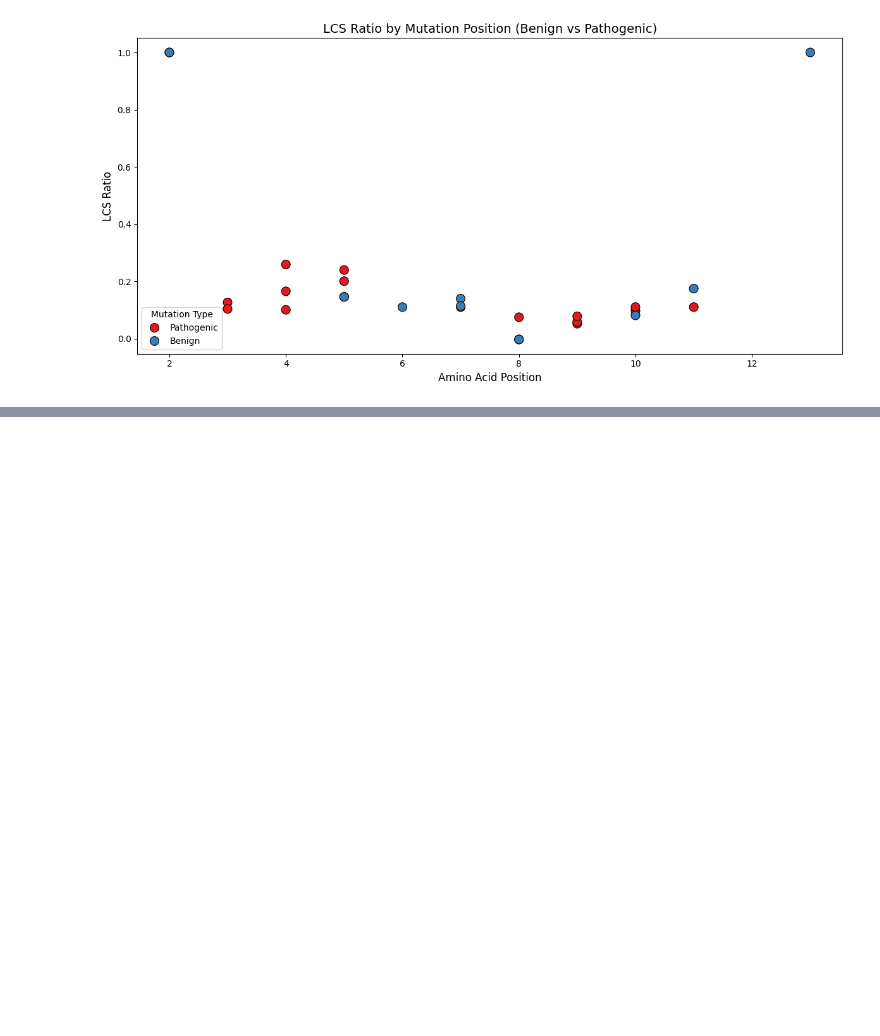
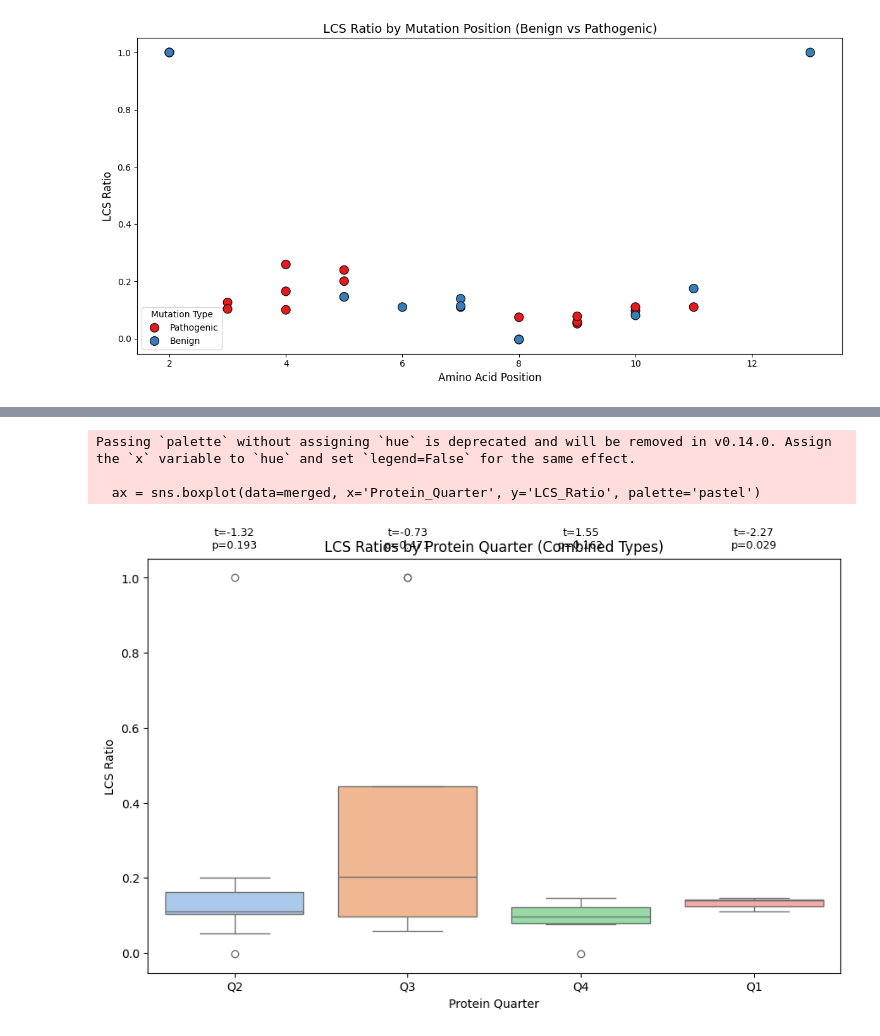
Before and after one commit to annabelrice30/Annabel-BSc-Project, a Jupyter notebook: BSc Project.ipynb, the cells around one changed output, grey strips where cells are left out. Saved outputs shown, nothing was run; the diff lists cells and outputs as text; code cells hidden in the pictures; blank space fills up the shorter version.

```diff
--- a/BSc Project.ipynb
+++ b/BSc Project.ipynb
@@ -3107,0 +3351,73 @@ plt.show()
+# %%
+import pandas as pd
+import matplotlib.pyplot as plt
+import seaborn as sns
+from scipy.stats import ttest_ind
+
+# ——— Load data ———
+input_path = r"C:\Users\ricea\OneDrive\Documents\GitHub\Annabel-BSc-Project\Statistics_Input.xlsx"
+lcs_csv_path = r"C:\Users\ricea\OneDrive\Documents\GitHub\Annabel-BSc-Project\all_LCS_values.csv"
+
+df_input = pd.read_excel(input_path)
+df_lcs = pd.read_csv(lcs_csv_path)
+
+# ——— Merge LCS scores ———
+merged = pd.merge(
+    df_input,
+    df_lcs[['UniProt_ID', 'Amino_acid_position', 'LCS_Ratio']],
+    on=['UniProt_ID', 'Amino_acid_position'],
+    how='inner'
+)
+
+# ——— Normalize amino acid position and assign to a protein quarter ———
+merged['Normalized_Position'] = merged['Amino_acid_position'] / merged['Protein_length']
+
+def assign_quarter(pos):
+    if pos < 0.25:
+        return 'Q1'
+    elif pos < 0.5:
+        return 'Q2'
+    elif pos < 0.75:
+        return 'Q3'
+    else:
+        return 'Q4'
+
+merged['Protein_Quarter'] = merged['Normalized_Position'].apply(assign_quarter)
+
+# ——— T-tests: each quarter vs rest ———
+results = []
+for quarter in ['Q1', 'Q2', 'Q3', 'Q4']:
+    group = merged[merged['Protein_Quarter'] == quarter]['LCS_Ratio']
+    rest = merged[merged['Protein_Quarter'] != quarter]['LCS_Ratio']
+
+    if len(group) > 1 and len(rest) > 1:
+        t_stat, p_val = ttest_ind(group, rest, equal_var=False)
+    else:
+        t_stat, p_val = None, None
+
+    results.append({
+        'Quarter': quarter,
+        'Group_Count': len(group),
+        'Rest_Count': len(rest),
+        'T_Statistic': t_stat,
+        'P_Value': p_val
+    })
+
+stats_df = pd.DataFrame(results)
+print(stats_df)
+
+# ——— Plotting ———
+plt.figure(figsize=(9, 6))
+ax = sns.boxplot(data=merged, x='Protein_Quarter', y='LCS_Ratio', palette='pastel')
+plt.title("LCS Ratios by Protein Quarter (Combined Types)")
+plt.xlabel("Protein Quarter")
+plt.ylabel("LCS Ratio")
+
+# Annotate t-test stats
+for i, row in stats_df.iterrows():
+    text = f"t={row['T_Statistic']:.2f}\np={row['P_Value']:.3f}" if pd.notnull(row['T_Statistic']) else "n/a"
+    plt.text(i, 1.02, text, ha='center', va='bottom', fontsize=9, transform=ax.get_xaxis_transform())
+
+plt.tight_layout()
+plt.show()
+# %% [output]
@@ -3107,0 +3429,4 @@ plt.show()
+Passing `palette` without assigning `hue` is deprecated and will be removed in v0.14.0. Assign the `x` variable to `hue` and set `legend=False` for the same effect.
+
+  ax = sns.boxplot(data=merged, x='Protein_Quarter', y='LCS_Ratio', palette='pastel')
+[figure, added]
```
Also changed, not shown: parts of 11 cells of this notebook, 13 other files.
